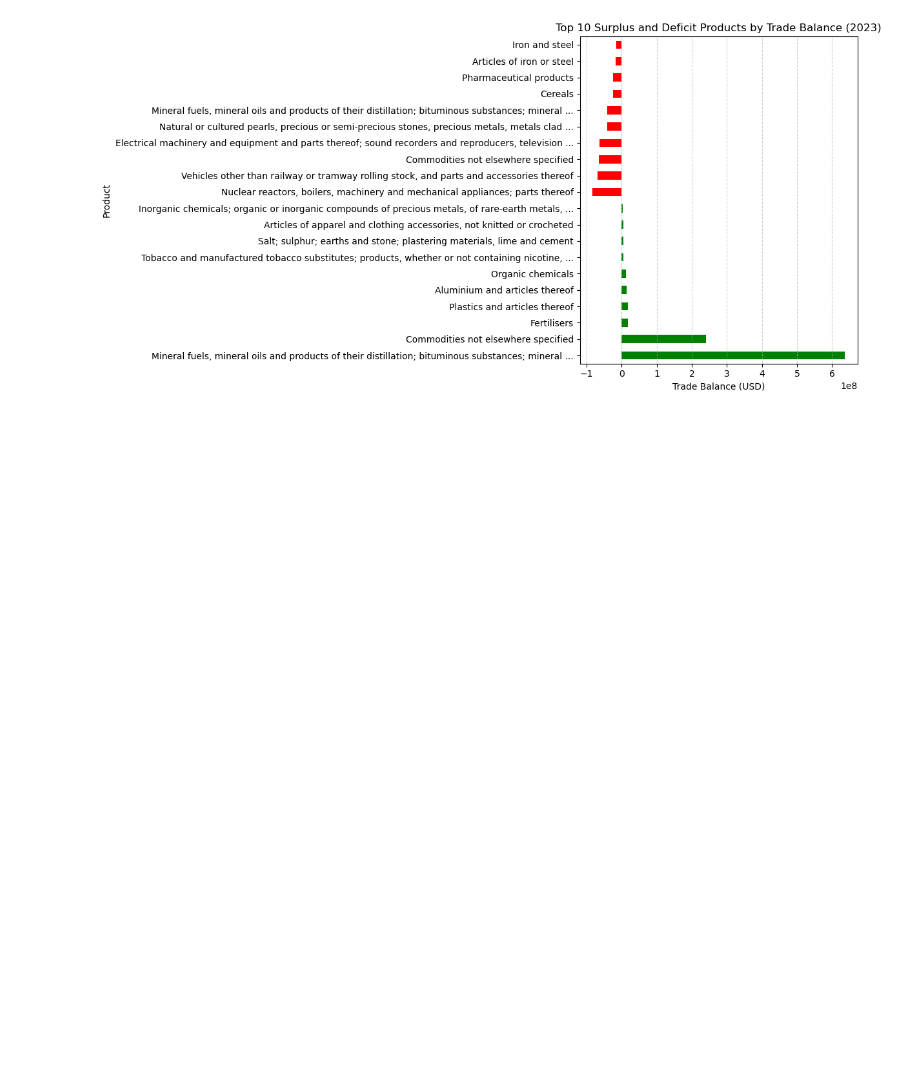
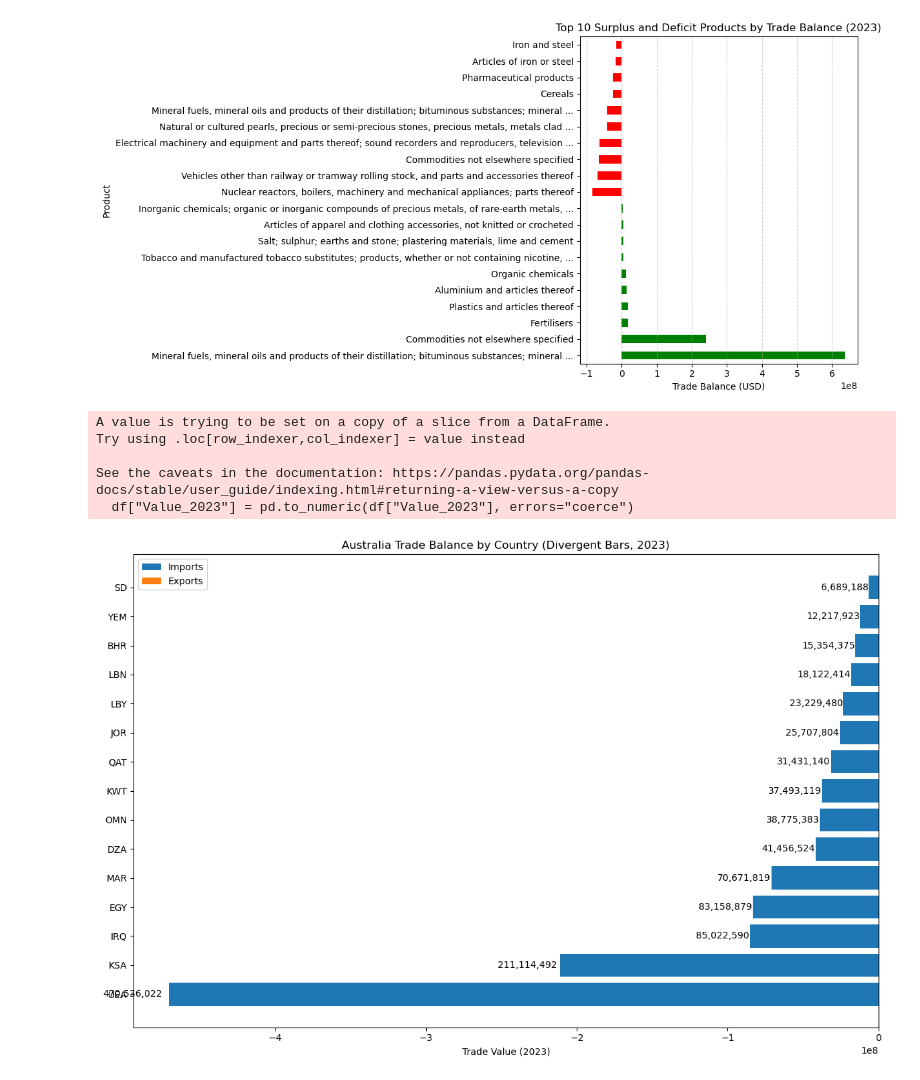
Before and after one commit to Gaurabh23/Bilateral-Trade-Analyais-of-Middle-East-and-Australia, a Jupyter notebook: EDA.ipynb, the cells around one changed output. Drawn from its saved outputs; the diff is of its cells as text; code cells hidden in the pictures; blank space fills up the shorter version.

Commit message:
Adding some more visualization through EDA

```diff
--- a/EDA.ipynb
+++ b/EDA.ipynb
@@ -322,3 +323,75 @@ plt.tight_layout()
 plt.show()
 # %% [output]
 [figure]
+# %%
+#Country Level trade balance
+required_cols = {"Country", "Direction", "Value_2023"}
+missing = required_cols - set(df.columns)
+if missing:
+    raise ValueError(f"Missing required columns: {missing}")
+
+# Clean numeric
+df["Value_2023"] = pd.to_numeric(df["Value_2023"], errors="coerce")
+df = df.dropna(subset=["Value_2023"])
+
+# Standardize direction labels
+df["Direction"] = df["Direction"].str.strip().str.title()  # e.g., 'Export'/'Import'
+
+# Aggregate: sum exports/imports by country
+country_pivot = (
+    df.groupby(["Country", "Direction"])["Value_2023"]
+      .sum()
+      .unstack(fill_value=0)
+      .rename(columns={"Export": "Exports", "Import": "Imports"})
+)
+
+# Ensure both columns exist even if one direction is missing in data
+for col in ["Exports", "Imports"]:
+    if col not in country_pivot.columns:
+        country_pivot[col] = 0.0
+
+# Compute trade balance & total
+country_pivot["Trade_Balance"] = country_pivot["Exports"] - country_pivot["Imports"]
+country_pivot["Total_Trade"] = country_pivot["Exports"] + country_pivot["Imports"]
+
+# Choose ordering (by trade balance; flip sign for ascending left-to-right feel)
+country_pivot = country_pivot.sort_values("Trade_Balance")
+
+# Optional: focus on top N by total magnitude (comment out if you want all)
+TOP_N = 20
+country_pivot = country_pivot.iloc[-TOP_N:]  # last N after sorting by balance
+
+# --- Plot divergent bar ---
+fig, ax = plt.subplots(figsize=(12, 8))
+
+y = np.arange(len(country_pivot.index))
+ax.barh(y, -country_pivot["Imports"].values, label="Imports")
+ax.barh(y,  country_pivot["Exports"].values, label="Exports")
+
+# Zero line
+ax.axvline(0, linewidth=1, color="black")
+
+# Labels & formatting
+ax.set_yticks(y)
+ax.set_yticklabels(country_pivot.index)
+ax.set_xlabel("Trade Value (2023)")
+ax.set_title("Australia Trade Balance by Country (Divergent Bars, 2023)")
+
+# Light value annotations (optional)
+for i, (ex, im) in enumerate(zip(country_pivot["Exports"].values,
+                                 country_pivot["Imports"].values)):
+    if ex != 0:
+        ax.text(ex + (ex*0.01 if ex>0 else 1), i, f"{int(ex):,}", va="center")
+    if im != 0:
+        ax.text(-(im + (im*0.01 if im>0 else 1)), i, f"{int(im):,}", va="center", ha="right")
+
+ax.legend()
+plt.tight_layout()
+plt.show()
+# %% [output]
+A value is trying to be set on a copy of a slice from a DataFrame.
+Try using .loc[row_indexer,col_indexer] = value instead
+
+See the caveats in the documentation: https://pandas.pydata.org/pandas-docs/stable/user_guide/indexing.html#returning-a-view-versus-a-copy
+  df["Value_2023"] = pd.to_numeric(df["Value_2023"], errors="coerce")
+[figure, added]
```
Also changed, not shown: parts of 7 cells of this notebook.
